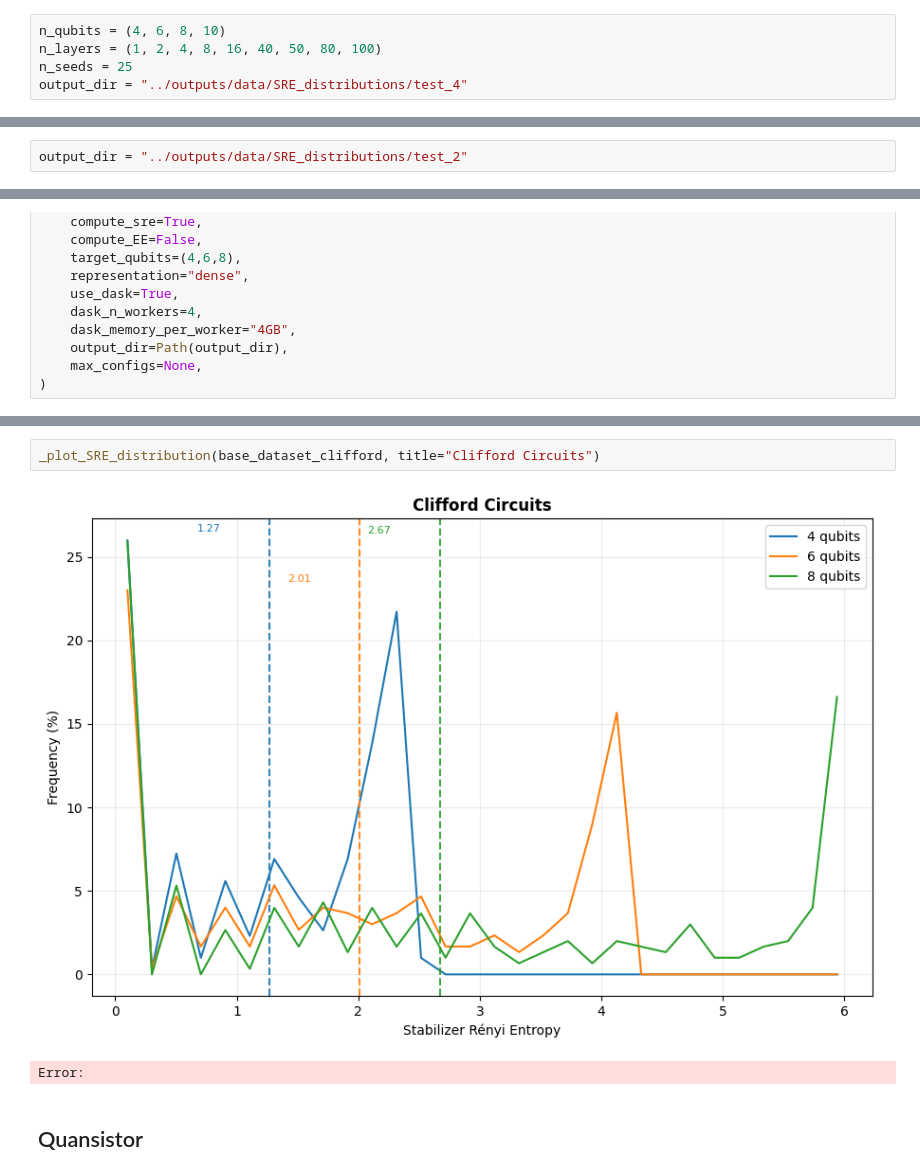
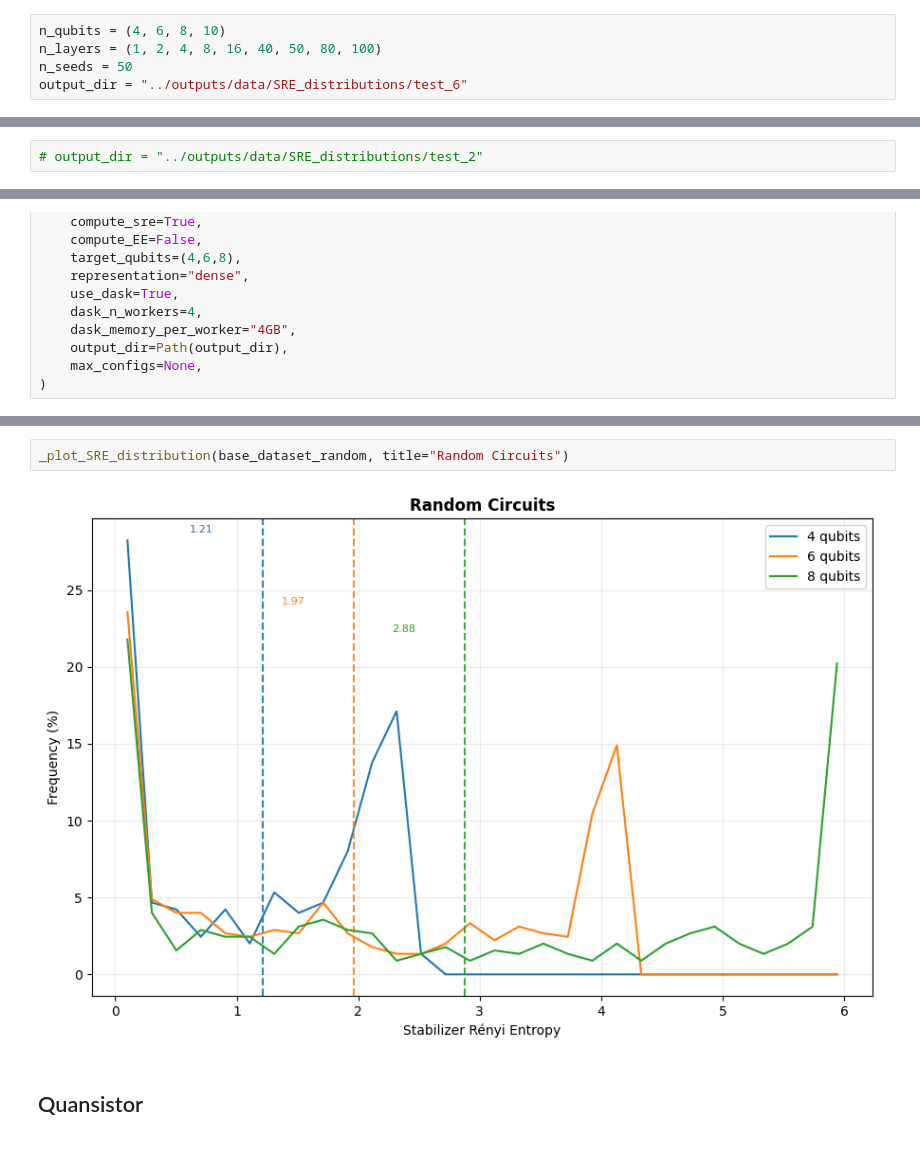
Before and after one commit to VicLambert/qml-quansistor-entropy, a Jupyter notebook: qqe/notebooks/SRE_distributions.ipynb, the cells around one changed output, grey strips where cells are left out. Cells and saved outputs as stored; diff of their text form.

```diff
--- a/qqe/notebooks/SRE_distributions.ipynb
+++ b/qqe/notebooks/SRE_distributions.ipynb
@@ -49,8 +49,8 @@ PROJECT_ROOT = Path().resolve().parent
 # %%
 n_qubits = (4, 6, 8, 10)
 n_layers = (1, 2, 4, 8, 16, 40, 50, 80, 100)
-n_seeds = 25
-output_dir = "../outputs/data/SRE_distributions/test_4"
+n_seeds = 50
+output_dir = "../outputs/data/SRE_distributions/test_6"
 # %%
 def default_sampling_config() -> SamplingConfig:
     return SamplingConfig(
@@ -279,7 +281,7 @@ _plot_SRE_distribution(base_dataset_clifford, title="Clifford Circuits")
 # %% [markdown]
 ## Haar
 # %%
-output_dir = "../outputs/data/SRE_distributions/test_2"
+# output_dir = "../outputs/data/SRE_distributions/test_2"
 # %%
 haar_config = DataGenConfig(
     backend="pennylane",
@@ -378,8 +415,7 @@ train_loader_random, val_loader_random, test_loader_random, node_in_dim_random,
 # %%
-_plot_SRE_distribution(base_dataset_clifford, title="Clifford Circuits")
+_plot_SRE_distribution(base_dataset_random, title="Random Circuits")
 # %% [output]
-[figure, old version]
+[figure, new version]
-Error:
 # %% [markdown]
 ## Quansistor
 # %%
```
Also changed, not shown: parts of 18 cells of this notebook, 3 other files.
